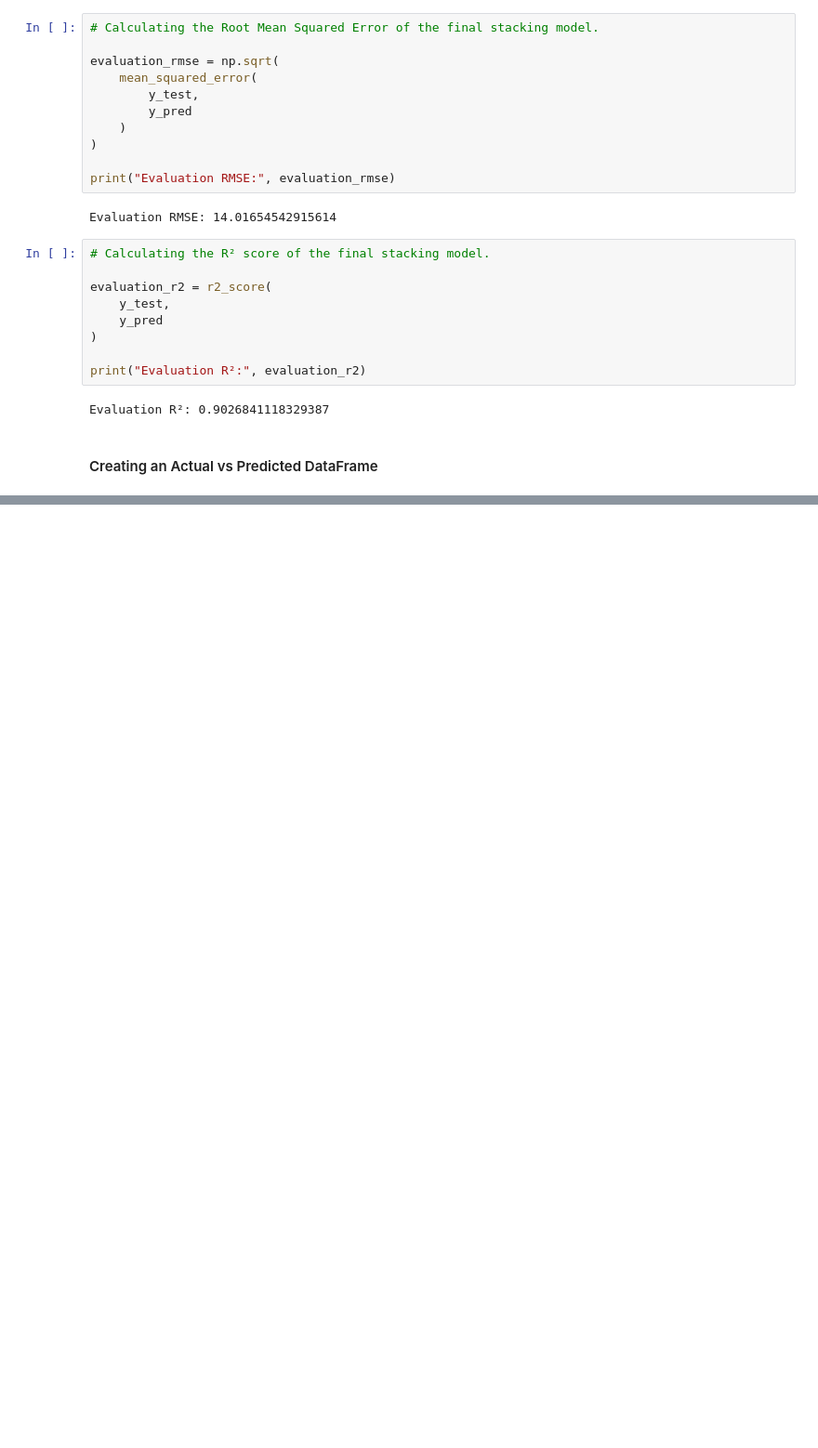
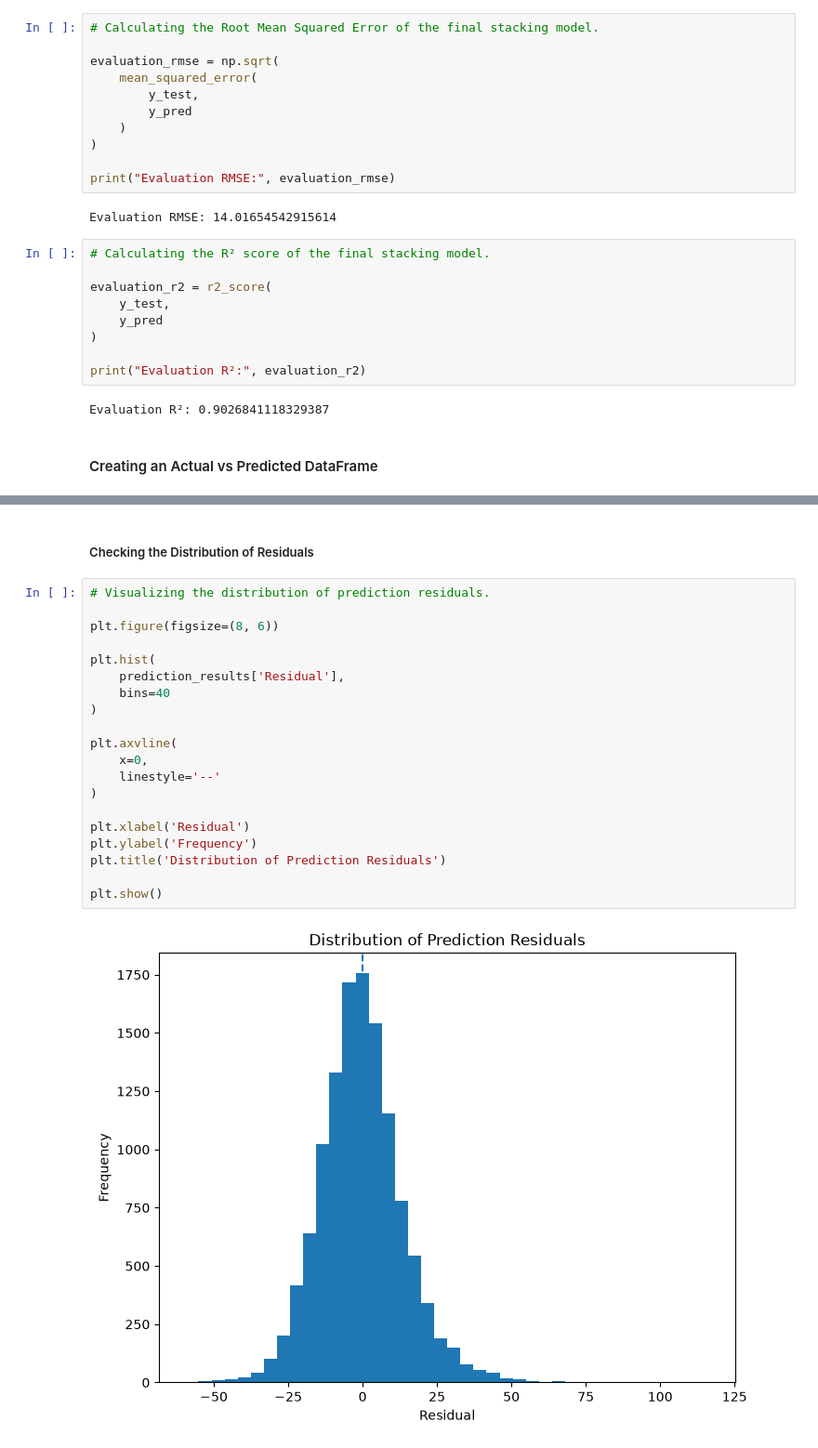
Before and after one commit to TejasMJ/retail-demand-intelligence, a Jupyter notebook: notebooks/06_model_evaluation.ipynb, the cells around one changed output, grey strips where cells are left out. Shown at 93% size. Drawn from its saved outputs; the diff is of its cells as text; blank space fills up the shorter version.

```diff
--- a/notebooks/06_model_evaluation.ipynb
+++ b/notebooks/06_model_evaluation.ipynb
@@ -408,0 +572,24 @@ Evaluation R²: 0.9026841118329387
+# %% [markdown]
+##### Checking the Distribution of Residuals
+# %%
+# Visualizing the distribution of prediction residuals.
+
+plt.figure(figsize=(8, 6))
+
+plt.hist(
+    prediction_results['Residual'],
+    bins=40
+)
+
+plt.axvline(
+    x=0,
+    linestyle='--'
+)
+
+plt.xlabel('Residual')
+plt.ylabel('Frequency')
+plt.title('Distribution of Prediction Residuals')
+
+plt.show()
+# %% [output]
+[figure, added]
```
Also changed, not shown: parts of 13 cells of this notebook.
